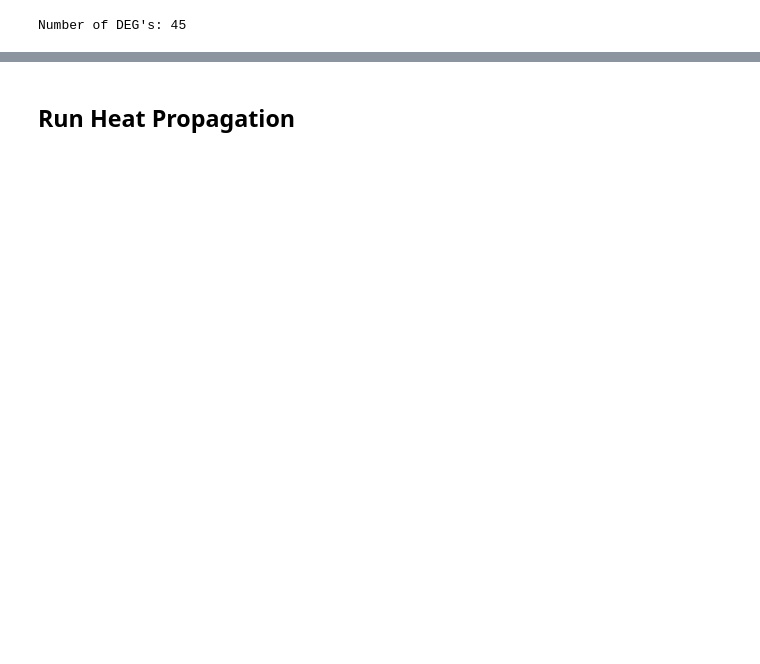
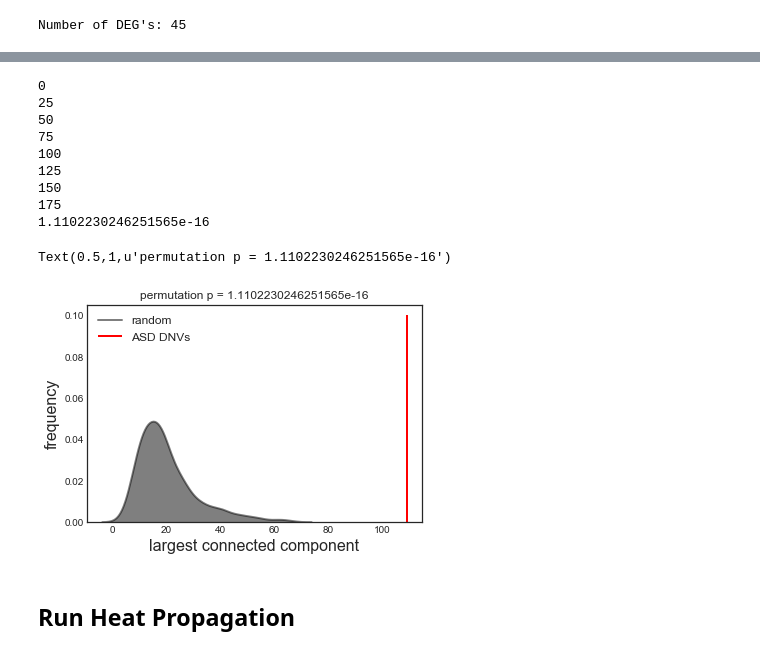
Before and after one commit to ucsd-ccbb/network_bio_toolkit, a Jupyter notebook: notebooks/clustering_notebooks/Heat2_example.ipynb, the cells around one changed output, grey strips where cells are left out. Cells and saved outputs as stored; diff of their text form; code cells hidden in the pictures; blank space fills up the shorter version.

```diff
--- a/notebooks/clustering_notebooks/Heat2_example.ipynb
+++ b/notebooks/clustering_notebooks/Heat2_example.ipynb
@@ -70,3 +227,36 @@ heat.DG_universe = saved_DG_universe
+# %%
+# sample fraction = 100 %
+numedges_list, numedges_rand, LCC_list, LCC_rand = calc_localization(heat.DG_universe, heat.DEG_list,
+                                                                     num_reps = 200, sample_frac = 1, method = 'LCC')
+
+
+# plot distributions for non-sampled case
+sns.set_style('white')
+plt.vlines(np.mean(LCC_list), ymin = 0, ymax = 0.1, color = 'r', lw = 2, label = 'ASD DNVs')
+sns.kdeplot(LCC_rand, color = 'k', lw = 2, alpha = 0.5, shade = True, label = 'random')
+plt.legend(loc = 'upper left', fontsize = 12)
+plt.ylabel('frequency', fontsize = 16)
+plt.xlabel('largest connected component', fontsize = 16)
+
+# print the z-score and fdr
+LCC_z = (np.mean(LCC_list) - np.mean(LCC_rand))/np.std(LCC_rand)
+
+from scipy.special import ndtr
+print(1 - ndtr(LCC_z))
+
+plt.title('permutation p = ' + str(1 - ndtr(LCC_z)))
+# %% [output]
+0
+25
+50
+75
+100
+125
+150
+175
+1.1102230246251565e-16
+Text(0.5,1,u'permutation p = 1.1102230246251565e-16')
+[figure, added]
 # %% [markdown]
 ## Run Heat Propagation
 <a id='heat'></a>
```
Also changed, not shown: parts of 14 cells of this notebook, 5 other files.
